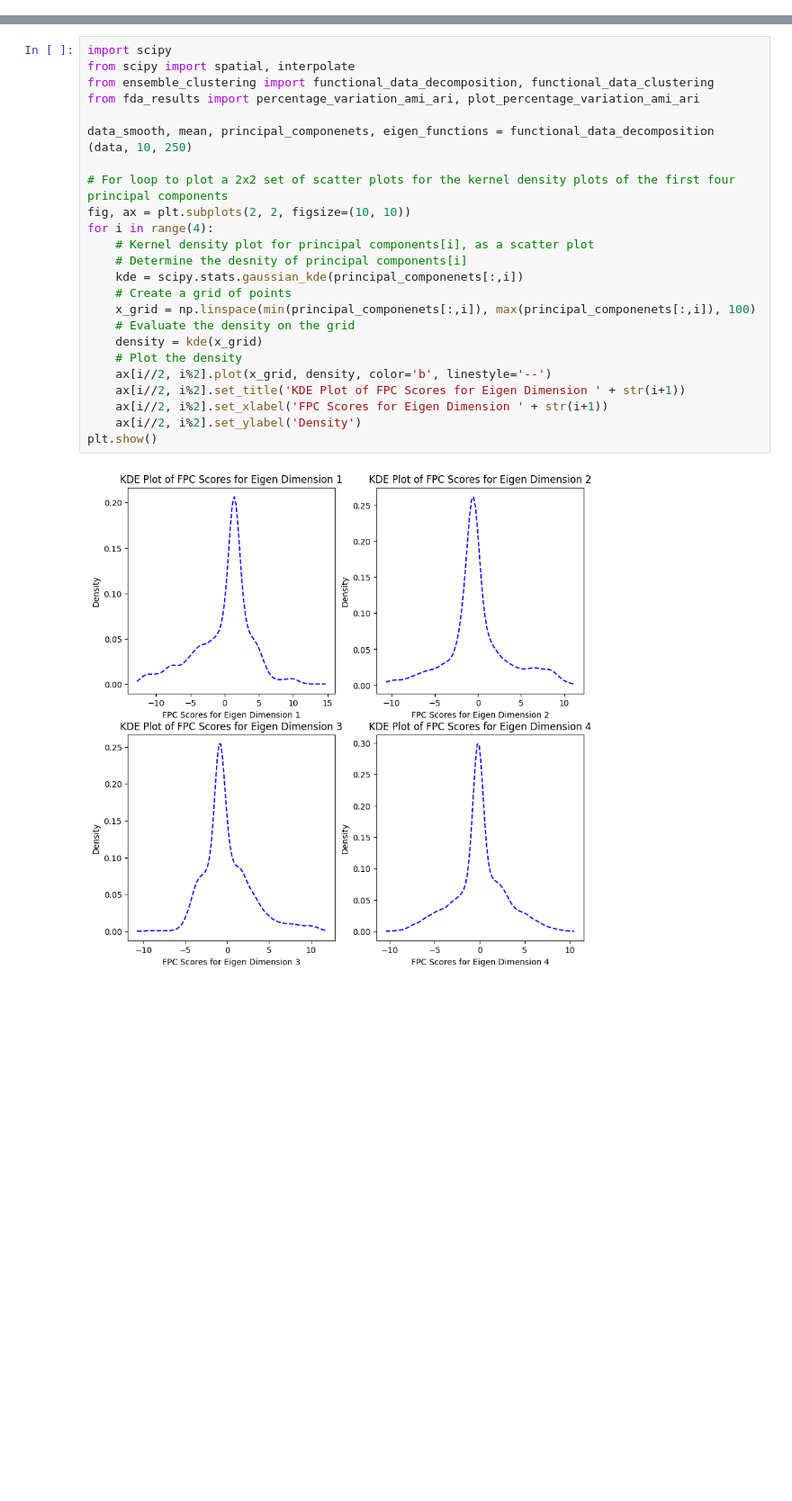
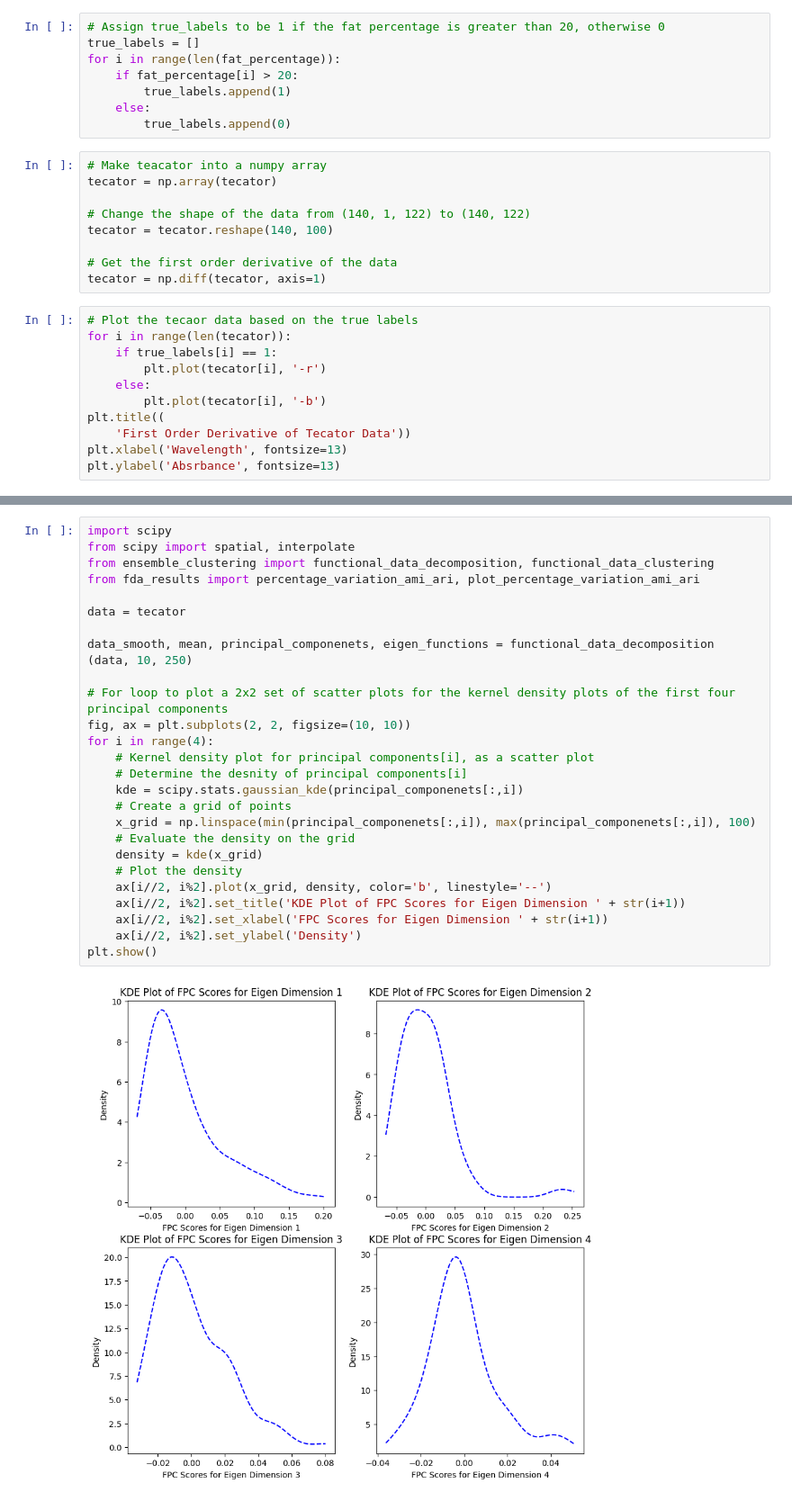
Before and after one commit to Newman251/Thesis-Functional_Data_Ensemble_Clustering_From_FDA, a Jupyter notebook: real_dataset5.ipynb, the cells around one changed output, grey strips where cells are left out. Shown at 90% size. Saved outputs shown, nothing was run; the diff lists cells and outputs as text; blank space fills up the shorter version.

```diff
--- a/real_dataset5.ipynb
+++ b/real_dataset5.ipynb
@@ -34,0 +38,28 @@ plt.show()
+# %%
+# Assign true_labels to be 1 if the fat percentage is greater than 20, otherwise 0
+true_labels = []
+for i in range(len(fat_percentage)):
+    if fat_percentage[i] > 20:
+        true_labels.append(1)
+    else:
+        true_labels.append(0)
+# %%
+# Make teacator into a numpy array
+tecator = np.array(tecator)
+
+# Change the shape of the data from (140, 1, 122) to (140, 122)
+tecator = tecator.reshape(140, 100)
+
+# Get the first order derivative of the data
+tecator = np.diff(tecator, axis=1)
+# %%
+# Plot the tecaor data based on the true labels
+for i in range(len(tecator)):
+    if true_labels[i] == 1:
+        plt.plot(tecator[i], '-r')
+    else:
+        plt.plot(tecator[i], '-b')
+plt.title((
+    'First Order Derivative of Tecator Data'))
+plt.xlabel('Wavelength', fontsize=13)
+plt.ylabel('Absrbance', fontsize=13)
@@ -35,27 +69,29 @@ plt.show()
 # %%
 import scipy
 from scipy import spatial, interpolate
 from ensemble_clustering import functional_data_decomposition, functional_data_clustering
 from fda_results import percentage_variation_ami_ari, plot_percentage_variation_ami_ari
+
+data = tecator
 
 data_smooth, mean, principal_componenets, eigen_functions = functional_data_decomposition (data, 10, 250)
 
 # For loop to plot a 2x2 set of scatter plots for the kernel density plots of the first four principal components
 fig, ax = plt.subplots(2, 2, figsize=(10, 10))
 for i in range(4):
     # Kernel density plot for principal components[i], as a scatter plot
     # Determine the desnity of principal components[i]
     kde = scipy.stats.gaussian_kde(principal_componenets[:,i])
     # Create a grid of points
     x_grid = np.linspace(min(principal_componenets[:,i]), max(principal_componenets[:,i]), 100)
     # Evaluate the density on the grid
     density = kde(x_grid)
     # Plot the density
     ax[i//2, i%2].plot(x_grid, density, color='b', linestyle='--')
     ax[i//2, i%2].set_title('KDE Plot of FPC Scores for Eigen Dimension ' + str(i+1))
     ax[i//2, i%2].set_xlabel('FPC Scores for Eigen Dimension ' + str(i+1))
     ax[i//2, i%2].set_ylabel('Density')
 plt.show()
 # %% [output]
-[figure, old version]
+[figure, new version]
 # %%
```
Also changed, not shown: parts of 11 cells of this notebook, 22 other files.
